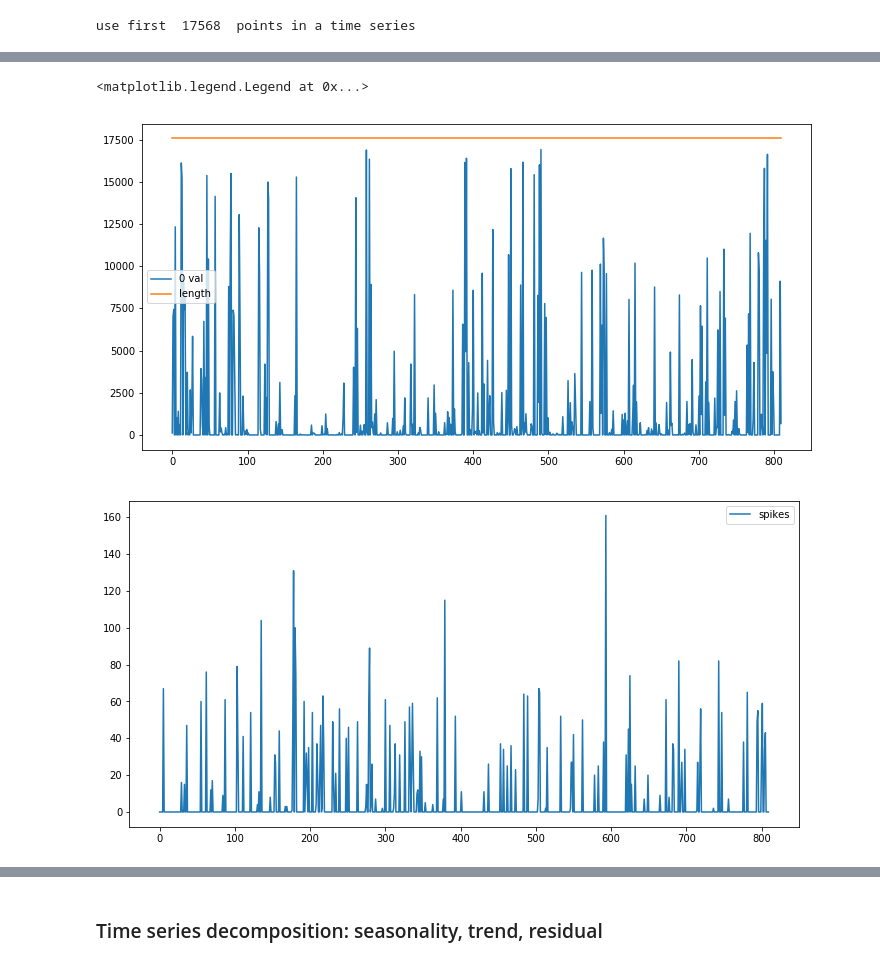
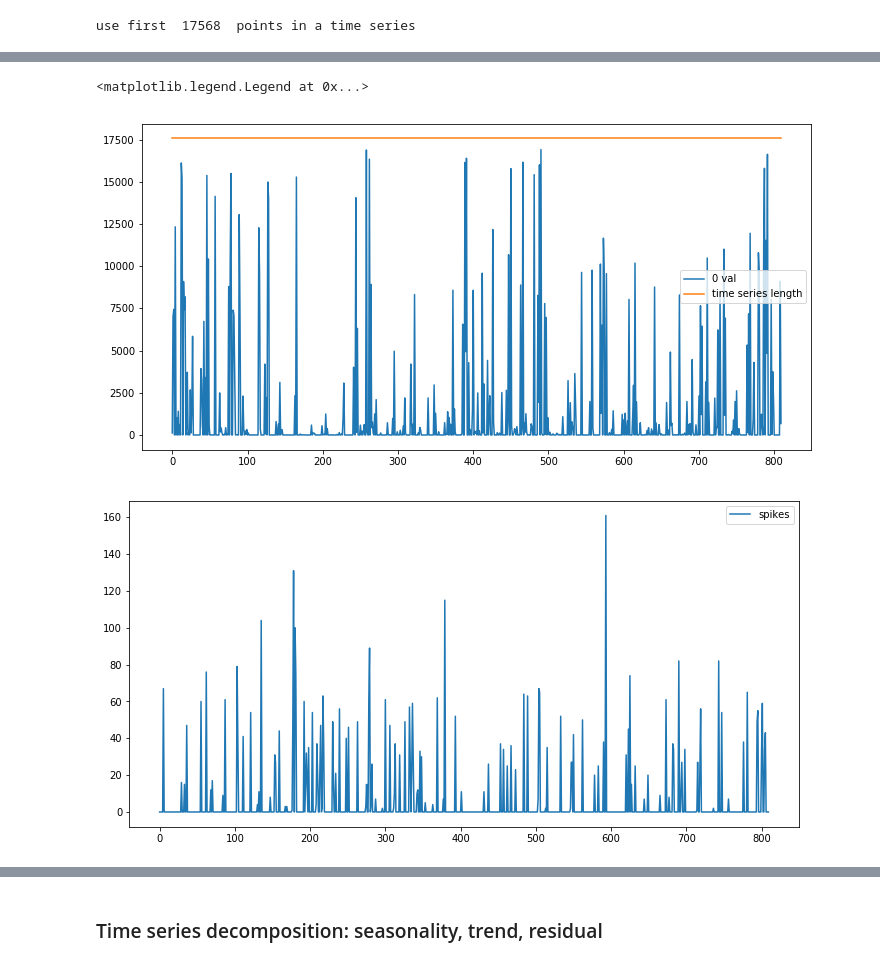
Before and after one commit to amigniox/robust_forecasting, a Jupyter notebook: notebooks/04-wiki_data_stats.ipynb, the cells around one changed output, grey strips where cells are left out. Saved outputs shown, nothing was run; the diff lists cells and outputs as text; code cells hidden in the pictures.

```diff
--- a/notebooks/04-wiki_data_stats.ipynb
+++ b/notebooks/04-wiki_data_stats.ipynb
@@ -77,35 +73,33 @@ for k in np.random.randint(low=0, high=len(time_series_wiki)-1, size=20): # np.r
 # %%
 list_len = []
 list_0val = []
-list_mean = []
 list_spikes = np.zeros(len(time_series_wiki))
 count = 0
 for k in range(len(time_series_wiki)):
     ts = time_series_wiki[k]
     #print(k, 'length= ', len(ts), 'zero/NAN values = ', (ts == 0).sum())
     #print(ts.std())
     #print(ts.mean())
     list_len.append(len(ts))
     list_0val.append((ts == 0).sum())
 
     #list_spikes.append(((ts > (ts.mean() + 5*ts.std())) & (ts.std()/ts.mean() < 3)).sum())
-    list_mean.append(ts.mean())
     val = ((ts > (ts.mean() + 5*ts.std())) & (ts.std()/ts.mean() < 1)).sum()
     list_spikes[k] = val
     if val > 200:
         print('spikes ', val)
     if (ts == 0).sum()/len(ts) > 0.1:
         count += 1
 # print(count)
 plt.figure(figsize=(12, 6))
 plt.plot(list_0val, label='0 val')
-plt.plot(list_len, label='length')
+plt.plot(list_len, label='time series length')
 plt.legend(loc='best')
 
 plt.figure(figsize=(12,6))
 plt.plot(list_spikes, label = 'spikes')
 plt.legend(loc = 'best')
 # %% [output]
 <matplotlib.legend.Legend at 0x...>
-[figure, old version]
+[figure, new version]
 [figure]
```
Also changed, not shown: parts of 18 cells of this notebook, 3 other files.
